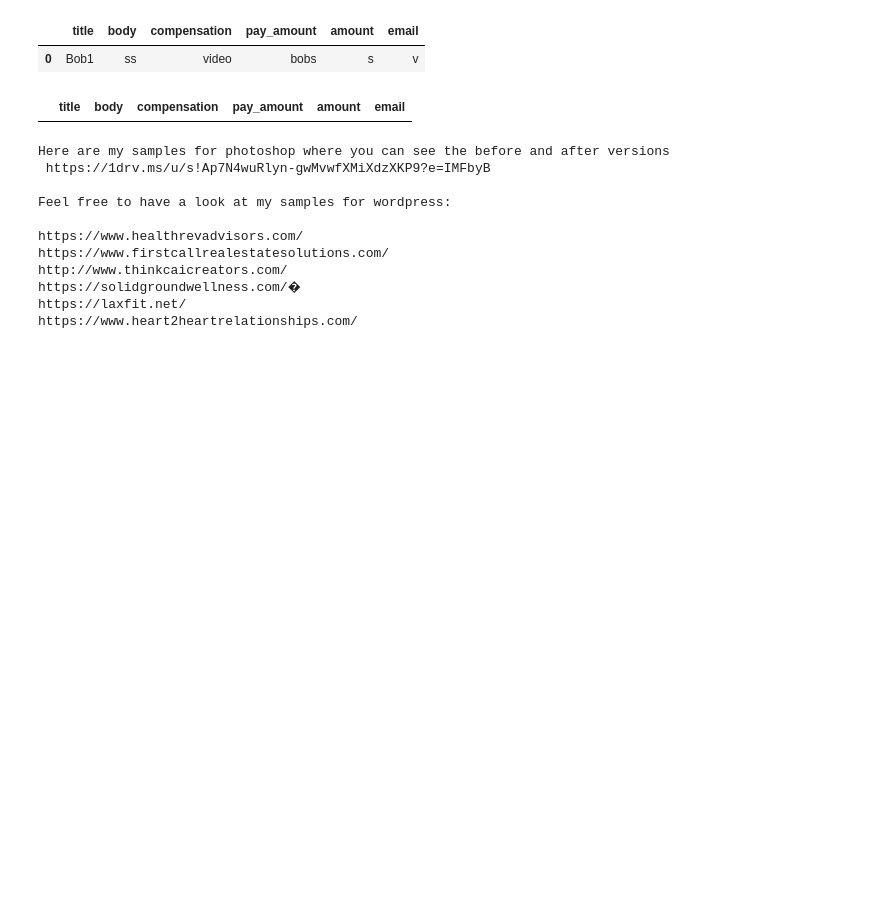
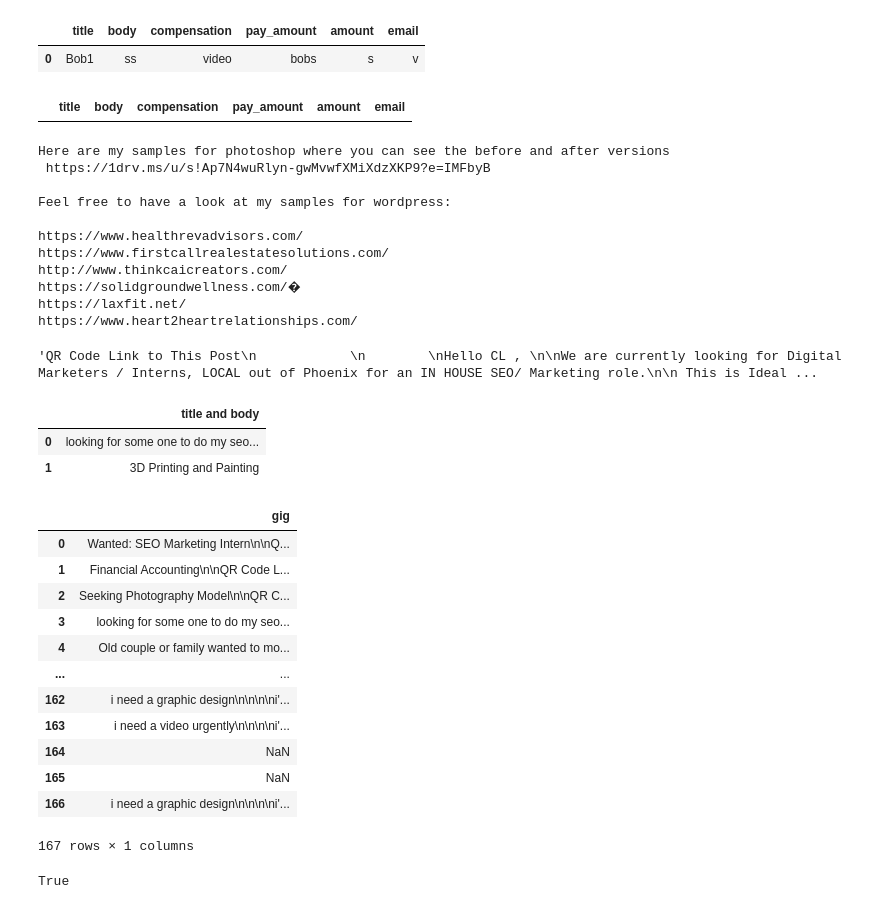
Before and after one commit to MohamedKasem99/My-Upwork-jobs, a Jupyter notebook: Karim/Testing code.ipynb, the cells around one changed output. Saved outputs shown, nothing was run; the diff lists cells and outputs as text; code cells hidden in the pictures; blank space fills up the shorter version.

```diff
--- a/Karim/Testing code.ipynb
+++ b/Karim/Testing code.ipynb
@@ -330,0 +330,4 @@ clear datat at 2:19
+# %%
+pd.read_csv("sent.csv")["body"][0]
+# %% [output]
+'QR Code Link to This Post\n            \n        \nHello CL , \n\nWe are currently looking for Digital Marketers / Interns, LOCAL out of Phoenix for an IN HOUSE SEO/ Marketing role.\n\n This is Ideal ...
@@ -330,0 +339,8 @@ clear datat at 2:19
+# %%
+pd.DataFrame({
+    "title and body": ["looking for some one to do my seo on website", "3D Printing and Painting"]
+})
+# %% [output]
+|  | title and body |
+| 0 | looking for some one to do my seo... |
+| 1 | 3D Printing and Painting |
@@ -330,0 +349,17 @@ clear datat at 2:19
+# %%
+sent = pd.read_csv("sent.csv")
+sent
+# %% [output]
+|  | gig |
+| 0 | Wanted: SEO Marketing Intern\n\nQ... |
+| 1 | Financial Accounting\n\nQR Code L... |
+| 2 | Seeking Photography Model\n\nQR C... |
+| 3 | looking for some one to do my seo... |
+| 4 | Old couple or family wanted to mo... |
+| ... | ... |
+| 162 | i need a graphic design\n\n\n\ni'... |
+| 163 | i need a video urgently\n\n\n\ni'... |
+| 164 | NaN |
+| 165 | NaN |
+| 166 | i need a graphic design\n\n\n\ni'... |
+167 rows × 1 columns
@@ -330,0 +375,4 @@ clear datat at 2:19
+# %%
+"Fully Furnished Bed and Bath Available in Hayes Valley 2br/2ba Apt" in Nfiles.values
+# %% [output]
+True
```
Also changed, not shown: parts of 10 cells of this notebook, 10 other files.
